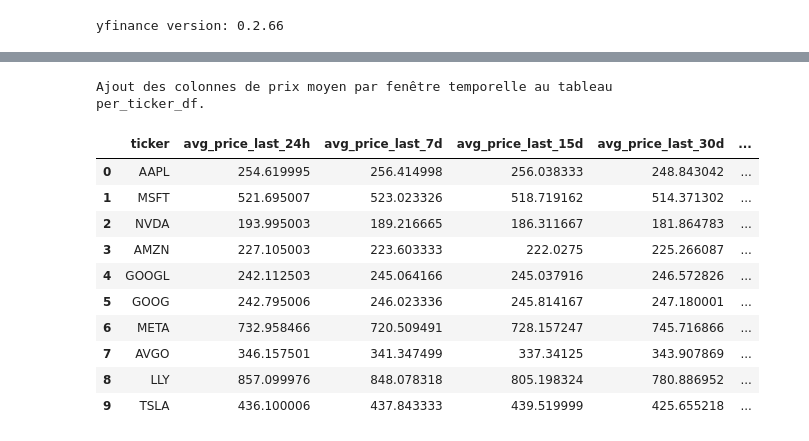
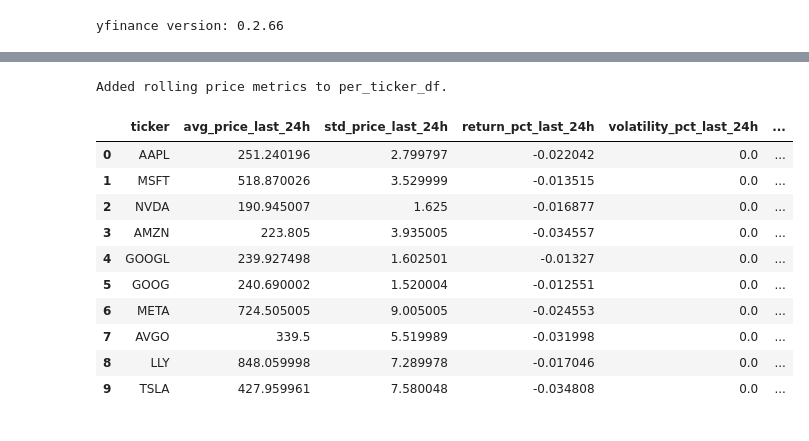
Before and after one commit to loic-marigny/stock-market-analysis, a Jupyter notebook: stock-market-analysis.ipynb, the cells around one changed output, grey strips where cells are left out. Drawn from its saved outputs; the diff is of its cells as text; code cells hidden in the pictures.

```diff
--- a/stock-market-analysis.ipynb
+++ b/stock-market-analysis.ipynb
@@ -645,44 +671,67 @@ Created dataframe container for 159 tickers.
 # %%
-window_labels = [
-    "avg_price_last_24h",
-    "avg_price_last_7d",
-    "avg_price_last_15d",
-    "avg_price_last_30d",
-    "avg_price_last_6m",
-    "avg_price_last_1y",
+window_suffixes = [
+    'last_24h',
+    'last_7d',
+    'last_15d',
+    'last_30d',
+    'last_6m',
+    'last_1y',
 ]
 
-if "per_ticker_df" not in locals():
-    print("per_ticker_df n'est pas disponible ; exécutez la cellule précédente.")
+metric_prefixes = [
+    'avg_price',
+    'std_price',
+    'min_price',
+    'max_price',
+    'price_range',
+    'return_pct',
+    'volatility_pct',
+]
+
+derived_labels = [f'{prefix}_{suffix}' for suffix in window_suffixes for prefix in metric_prefixes]
+
+if 'per_ticker_df' not in locals():
+    print('per_ticker_df is not available; run the previous cell first.')
 else:
     per_ticker_df = per_ticker_df.copy()
-    for label in window_labels:
+    for label in derived_labels:
         per_ticker_df.loc[:, label] = pd.NA
 
     for row_idx, row in per_ticker_df.iterrows():
-        numeric_df = row["numeric_dataframe"]
+        numeric_df = row['numeric_dataframe']
         if numeric_df is None or numeric_df.empty:
             continue
-        attr_lookup = dict(zip(numeric_df["attribute"], numeric_df["value"]))
-        for label in window_labels:
+        attr_lookup = dict(zip(numeric_df['attribute'], numeric_df['value']))
+        for label in derived_labels:
             value = attr_lookup.get(label)
             if pd.notna(value):
-                per_ticker_df.at[row_idx, label] = float(value)
+                try:
+                    per_ticker_df.at[row_idx, label] = float(value)
+                except (TypeError, ValueError):
+                    continue
 
-    preview_columns = ["ticker", *window_labels]
-    print("Ajout des colonnes de prix moyen par fenêtre temporelle au tableau per_ticker_df.")
+    preview_columns = ['ticker']
+    preview_metrics = ('avg_price', 'std_price', 'return_pct', 'volatility_pct')
+    preview_suffixes = ('last_24h', 'last_7d', 'last_30d', 'last_1y')
+    for suffix in preview_suffixes:
+        for prefix in preview_metrics:
+            column = f'{prefix}_{suffix}'
+            if column in per_ticker_df.columns:
+                preview_columns.append(column)
+
+    print('Added rolling price metrics to per_ticker_df.')
     display(per_ticker_df[preview_columns].head(10))
 # %% [output]
-Ajout des colonnes de prix moyen par fenêtre temporelle au tableau per_ticker_df.
+Added rolling price metrics to per_ticker_df.
-|  | ticker | avg_price_last_24h | avg_price_last_7d | avg_price_last_15d | avg_price_last_30d | ... |
-| 0 | AAPL | 254.619995 | 256.414998 | 256.038333 | 248.843042 | ... |
-| 1 | MSFT | 521.695007 | 523.023326 | 518.719162 | 514.371302 | ... |
-| 2 | NVDA | 193.995003 | 189.216665 | 186.311667 | 181.864783 | ... |
-| 3 | AMZN | 227.105003 | 223.603333 | 222.0275 | 225.266087 | ... |
-| 4 | GOOGL | 242.112503 | 245.064166 | 245.037916 | 246.572826 | ... |
-| 5 | GOOG | 242.795006 | 246.023336 | 245.814167 | 247.180001 | ... |
-| 6 | META | 732.958466 | 720.509491 | 728.157247 | 745.716866 | ... |
-| 7 | AVGO | 346.157501 | 341.347499 | 337.34125 | 343.907869 | ... |
-| 8 | LLY | 857.099976 | 848.078318 | 805.198324 | 780.886952 | ... |
-| 9 | TSLA | 436.100006 | 437.843333 | 439.519999 | 425.655218 | ... |
+|  | ticker | avg_price_last_24h | std_price_last_24h | return_pct_last_24h | volatility_pct_last_24h | ... |
+| 0 | AAPL | 251.240196 | 2.799797 | -0.022042 | 0.0 | ... |
+| 1 | MSFT | 518.870026 | 3.529999 | -0.013515 | 0.0 | ... |
+| 2 | NVDA | 190.945007 | 1.625 | -0.016877 | 0.0 | ... |
+| 3 | AMZN | 223.805 | 3.935005 | -0.034557 | 0.0 | ... |
+| 4 | GOOGL | 239.927498 | 1.602501 | -0.01327 | 0.0 | ... |
+| 5 | GOOG | 240.690002 | 1.520004 | -0.012551 | 0.0 | ... |
+| 6 | META | 724.505005 | 9.005005 | -0.024553 | 0.0 | ... |
+| 7 | AVGO | 339.5 | 5.519989 | -0.031998 | 0.0 | ... |
+| 8 | LLY | 848.059998 | 7.289978 | -0.017046 | 0.0 | ... |
+| 9 | TSLA | 427.959961 | 7.580048 | -0.034808 | 0.0 | ... |
 # %%
```
Also changed, not shown: parts of 6 cells of this notebook.
